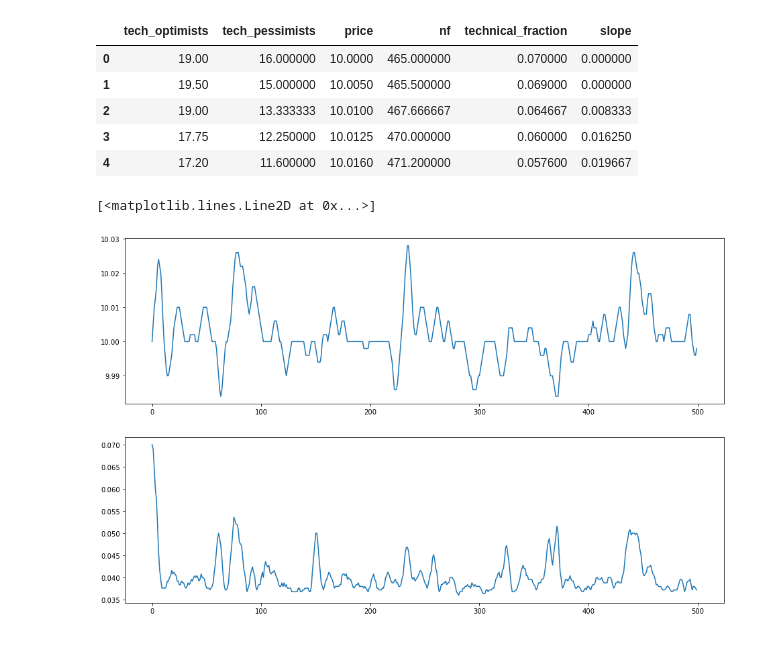
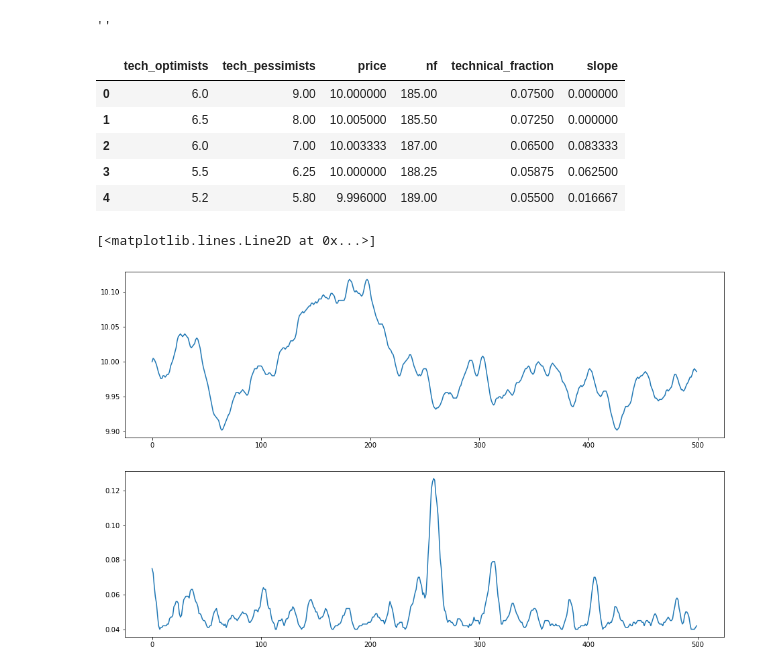
Before and after one commit to ggraziano98/MAS, a Jupyter notebook: Lux/analisi dati.ipynb, the cells around one changed output. Drawn from its saved outputs; the diff is of its cells as text; code cells hidden in the pictures.

```diff
--- a/Lux/analisi dati.ipynb
+++ b/Lux/analisi dati.ipynb
@@ -7,15 +5,20 @@ from model.conf import *
+# %%
+from model.conf import *
+LOG_NAME_SUFFIX
+# %% [output]
+''
 # %%
-model_df = pd.read_pickle(r"../Model_vars.pkl")
+model_df = pd.read_pickle(rf"../Model_vars{LOG_NAME_SUFFIX}.pkl")
 model_df = model_df.rolling(5, min_periods=1).mean()
 
 model_df.head()
 # %% [output]
 |  | tech_optimists | tech_pessimists | price | nf | technical_fraction | slope |
-| 0 | 19.00 | 16.000000 | 10.0000 | 465.000000 | 0.070000 | 0.000000 |
-| 1 | 19.50 | 15.000000 | 10.0050 | 465.500000 | 0.069000 | 0.000000 |
-| 2 | 19.00 | 13.333333 | 10.0100 | 467.666667 | 0.064667 | 0.008333 |
-| 3 | 17.75 | 12.250000 | 10.0125 | 470.000000 | 0.060000 | 0.016250 |
-| 4 | 17.20 | 11.600000 | 10.0160 | 471.200000 | 0.057600 | 0.019667 |
+| 0 | 6.0 | 9.00 | 10.000000 | 185.00 | 0.07500 | 0.000000 |
+| 1 | 6.5 | 8.00 | 10.005000 | 185.50 | 0.07250 | 0.000000 |
+| 2 | 6.0 | 7.00 | 10.003333 | 187.00 | 0.06500 | 0.083333 |
+| 3 | 5.5 | 6.25 | 10.000000 | 188.25 | 0.05875 | 0.062500 |
+| 4 | 5.2 | 5.80 | 9.996000 | 189.00 | 0.05500 | 0.016667 |
 # %%
 fig , ax = plt.subplots(2,1, figsize=(16, 10))
 
@@ -24,7 +27,7 @@ ax[0].plot(model_df.price)
 ax[1].plot(model_df.technical_fraction)
 # %% [output]
 [<matplotlib.lines.Line2D at 0x...>]
-[figure, old version]
+[figure, new version]
 # %%
 edt = (model_df.tech_optimists - model_df.tech_pessimists) * tc  # excess technical demand
 edf = model_df.nf * gamma * (pf - model_df.price)
```
Also changed, not shown: parts of 4 cells of this notebook, 24 other files.
